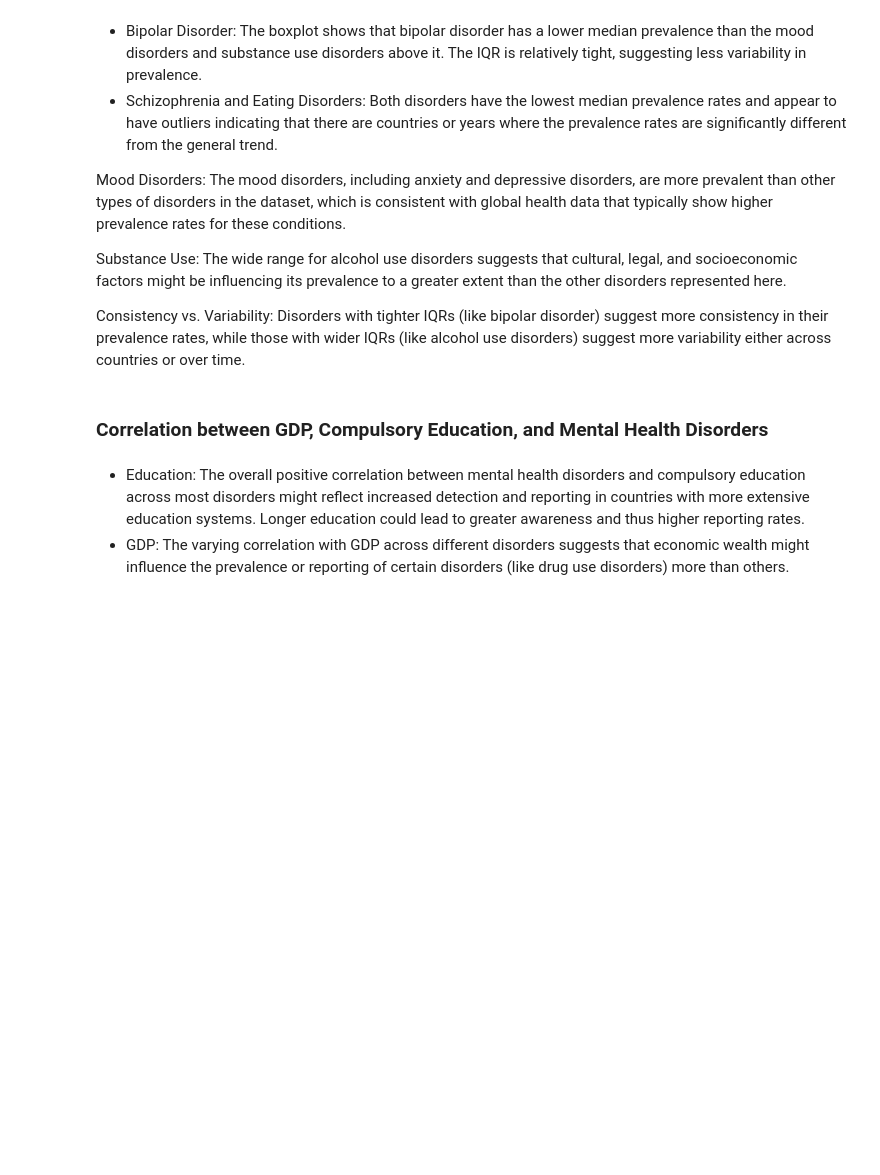
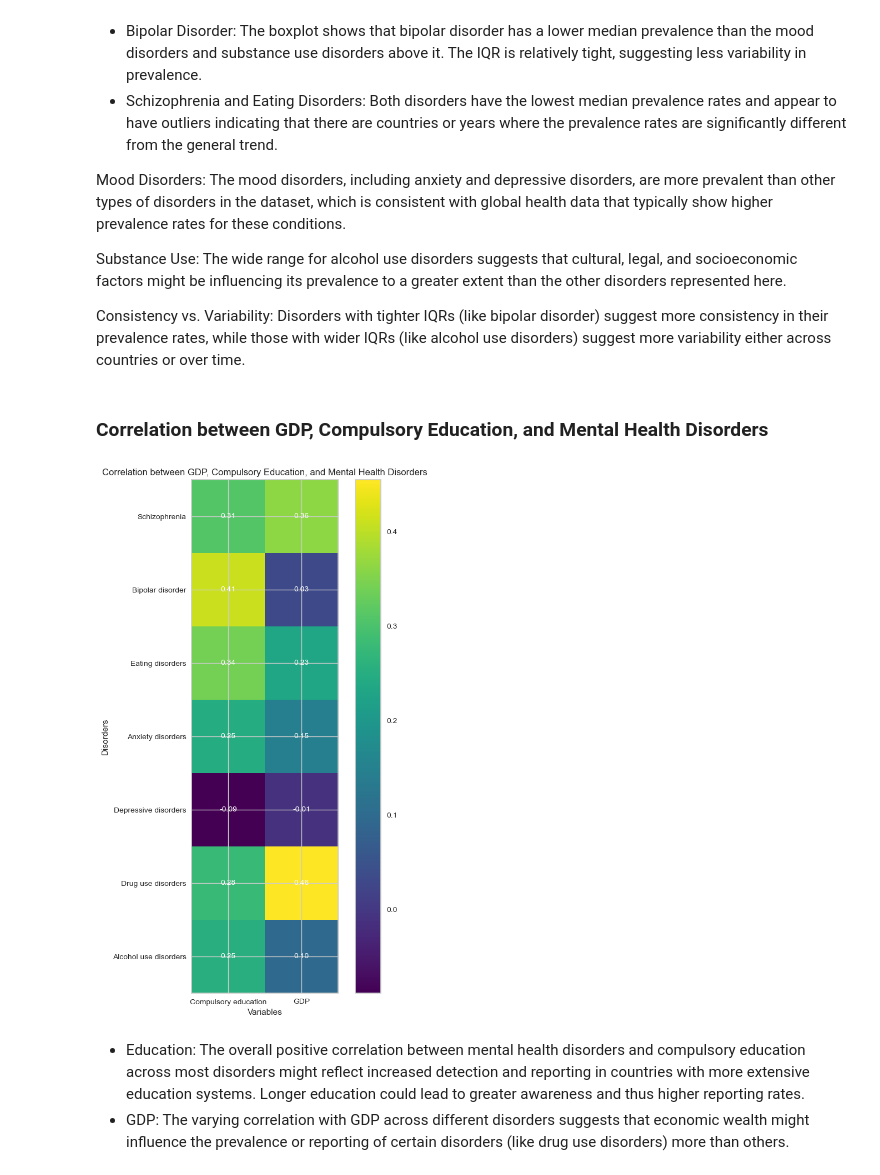
Before and after one commit to radutm/Socioeconomic-Determinants-of-Mental-Health-Disorder-Prevalence, a Jupyter notebook: SEDMHDP.ipynb, the cells around one changed output. Cells and saved outputs as stored; diff of their text form; code cells hidden in the pictures; blank space fills up the shorter version.

```diff
--- a/SEDMHDP.ipynb
+++ b/SEDMHDP.ipynb
@@ -193,44 +222,37 @@ Consistency vs. Variability: Disorders with tighter IQRs (like bipolar disorder)
 # %% [markdown]
 ### Correlation between GDP, Compulsory Education, and Mental Health Disorders
 # %%
-
 # Select columns for correlation
 selected_columns = ['GDP', 'Compulsory education', 'Schizophrenia', 'Bipolar disorder', 'Eating disorders', 'Anxiety disorders', 'Depressive disorders', 'Drug use disorders', 'Alcohol use disorders']
 
 # Calculate the correlation matrix for the selected columns
 correlation_matrix = data[selected_columns].corr()
 
 # Extract the correlation values between 'Compulsory education' and 'GDP' with each 'Disorder'
 subset_correlation = correlation_matrix[['Compulsory education', 'GDP']][2:]
 
 # Create a heatmap of the subset correlation matrix
-fig = go.Figure(data=go.Heatmap(z=subset_correlation.values,
-                                x=subset_correlation.columns,
-                                y=subset_correlation.index,
-                                colorscale='Viridis'))
+fig, ax = plt.subplots(figsize=(8, 12))
+heatmap = ax.imshow(subset_correlation.values, cmap='viridis')
 
 # Add text annotations with the correlation values
-annotations = []
 for i in range(len(subset_correlation.index)):
     for j in range(len(subset_correlation.columns)):
-        annotations.append(
-            dict(
-                x=subset_correlation.columns[j],
-                y=subset_correlation.index[i],
-                text="{:.2f}".format(subset_correlation.values[i, j]),
-                showarrow=False,
-                font=dict(size=10),
-            )
-        )
+        ax.text(j, i, "{:.2f}".format(subset_correlation.values[i, j]), ha="center", va="center", color="w", fontsize=10)
 
-fig.update_layout(
-    title='Correlation between GDP, Compulsory Education, and Mental Health Disorders',
-    xaxis=dict(title='Variables'),
-    yaxis=dict(title='Disorders'),
-    annotations=annotations  # Add the annotations
-)
+# Customize the plot
+ax.set_xticks(np.arange(len(subset_correlation.columns)))
+ax.set_yticks(np.arange(len(subset_correlation.index)))
+ax.set_xticklabels(subset_correlation.columns)
+ax.set_yticklabels(subset_correlation.index)
+plt.xlabel('Variables')
+plt.ylabel('Disorders')
+plt.title('Correlation between GDP, Compulsory Education, and Mental Health Disorders')
+plt.colorbar(heatmap)
 
-fig.show()
+plt.show()
+# %% [output]
+[figure, added]
 # %% [markdown]
 - Education: The overall positive correlation between mental health disorders and compulsory education across most disorders might reflect increased detection and reporting in countries with more extensive education systems. Longer education could lead to greater awareness and thus higher reporting rates.
 - GDP: The varying correlation with GDP across different disorders suggests that economic wealth might influence the prevalence or reporting of certain disorders (like drug use disorders) more than others.
```
Also changed, not shown: parts of 4 cells of this notebook.
